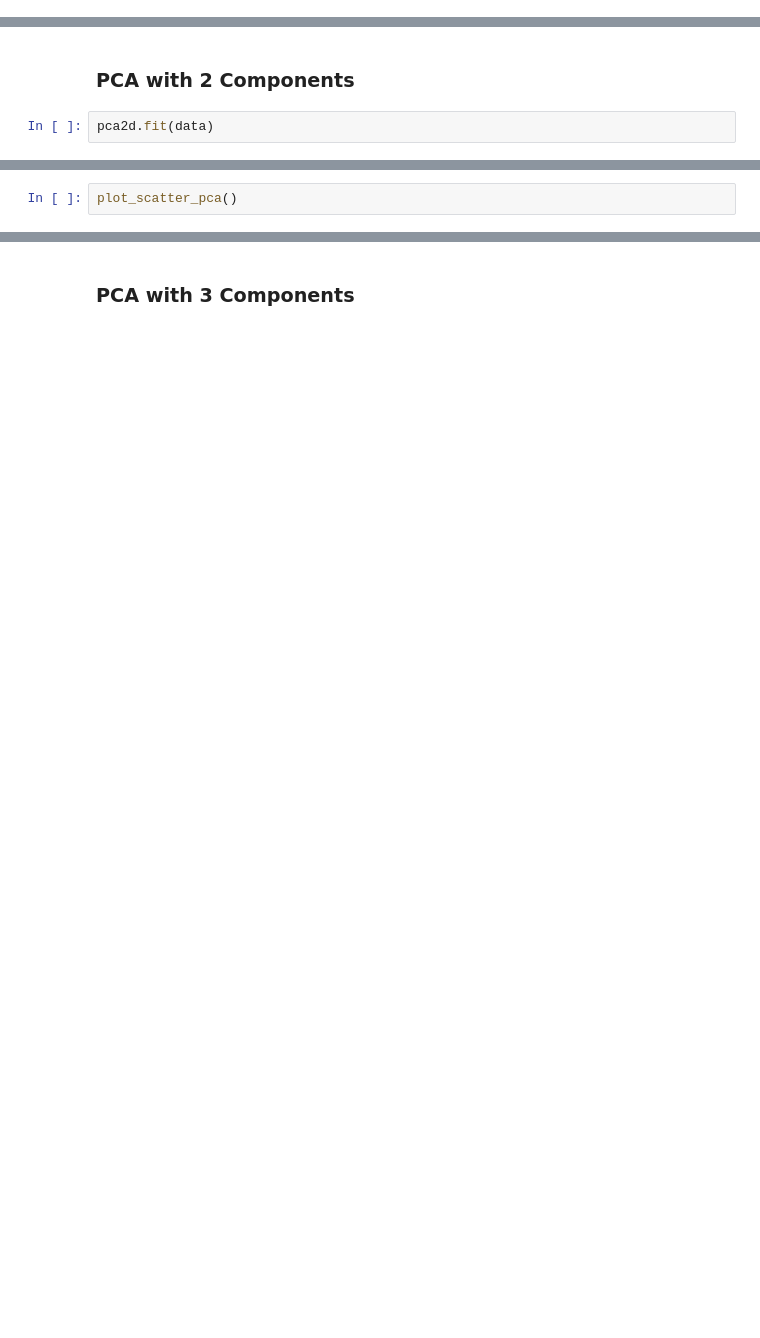
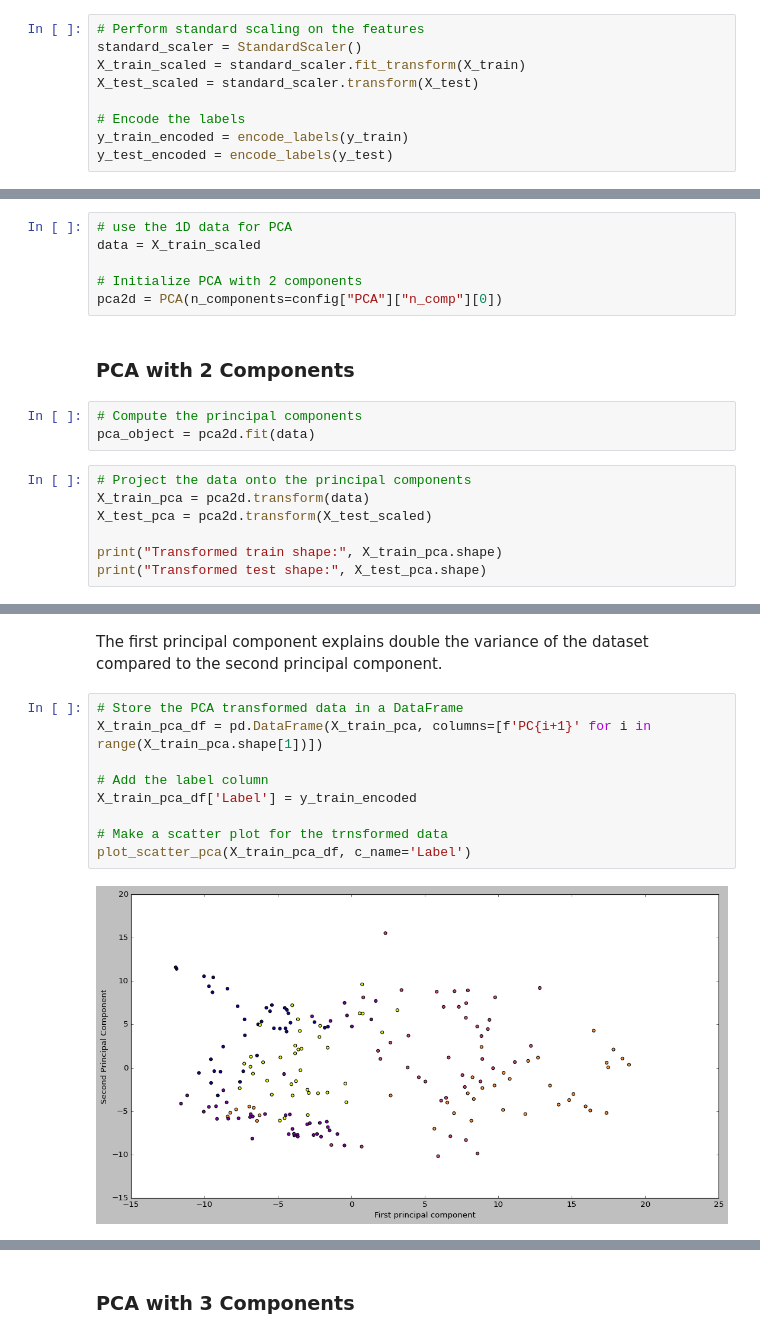
Before and after one commit to EgwDean/Sensor-Network-Project-24-25, a Jupyter notebook: iot_mongodb/aiot_project.ipynb, the cells around one changed output, grey strips where cells are left out. Saved outputs shown, nothing was run; the diff lists cells and outputs as text; blank space fills up the shorter version.

```diff
--- a/iot_mongodb/aiot_project.ipynb
+++ b/iot_mongodb/aiot_project.ipynb
@@ -386,2 +372,11 @@ from sklearn.preprocessing import StandardScaler, MinMaxScaler
+# %%
+# Perform standard scaling on the features
+standard_scaler = StandardScaler()
+X_train_scaled = standard_scaler.fit_transform(X_train)
+X_test_scaled = standard_scaler.transform(X_test)
+
+# Encode the labels
+y_train_encoded = encode_labels(y_train)
+y_test_encoded = encode_labels(y_test)
 # %% [markdown]
 ## Transform to 2D again
@@ -390,7 +402,21 @@ from sklearn.preprocessing import StandardScaler, MinMaxScaler
 # %%
 # add transformers
 from sklearn.decomposition import PCA
+# %%
+# use the 1D data for PCA
+data = X_train_scaled
+
+# Initialize PCA with 2 components
+pca2d = PCA(n_components=config["PCA"]["n_comp"][0])
 # %% [markdown]
 ### PCA with 2 Components
 # %%
-pca2d.fit(data)
+# Compute the principal components
+pca_object = pca2d.fit(data)
+# %%
+# Project the data onto the principal components
+X_train_pca = pca2d.transform(data)
+X_test_pca = pca2d.transform(X_test_scaled)
+
+print("Transformed train shape:", X_train_pca.shape)
+print("Transformed test shape:", X_test_pca.shape)
@@ -399,2 +433,13 @@ pca_explained_variance_bar(pca_object, alpha=0.8)
+# %% [markdown]
+The first principal component explains double the variance of the dataset compared to the second principal component.
 # %%
-plot_scatter_pca()
+# Store the PCA transformed data in a DataFrame
+X_train_pca_df = pd.DataFrame(X_train_pca, columns=[f'PC{i+1}' for i in range(X_train_pca.shape[1])])
+
+# Add the label column
+X_train_pca_df['Label'] = y_train_encoded
+
+# Make a scatter plot for the trnsformed data
+plot_scatter_pca(X_train_pca_df, c_name='Label')
+# %% [output]
+[figure, added]
```
Also changed, not shown: parts of 51 cells of this notebook, 4 other files.
